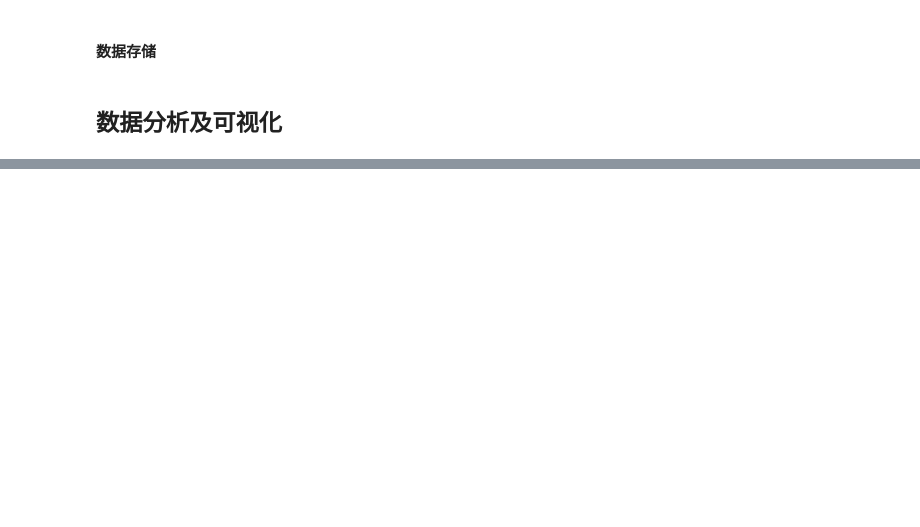
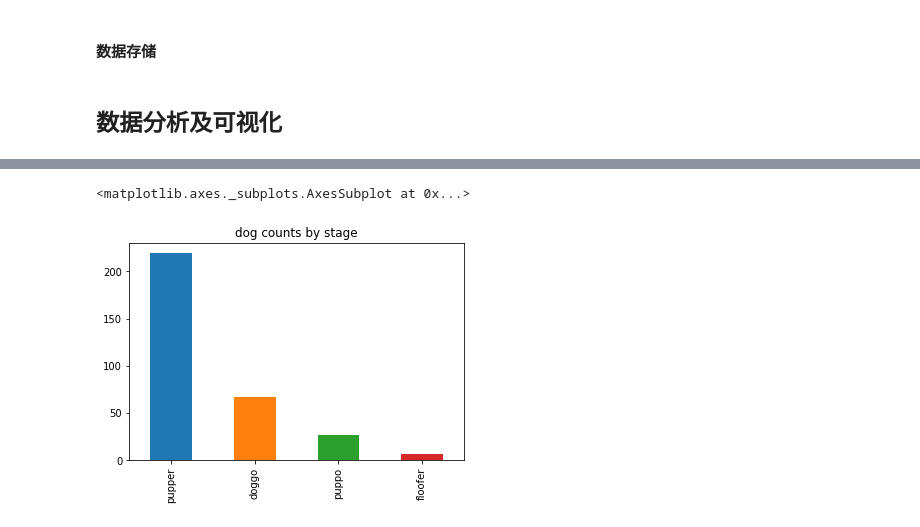
Before and after one commit to jingjingh4/udacity-DA-course, a Jupyter notebook: data-wrangling/WeRateDog/wrangle_act.ipynb, the cells around one changed output, grey strips where cells are left out. Cells and saved outputs as stored; diff of their text form; code cells hidden in the pictures; blank space fills up the shorter version.

```diff
--- a/data-wrangling/WeRateDog/wrangle_act.ipynb
+++ b/data-wrangling/WeRateDog/wrangle_act.ipynb
@@ -465,0 +881,6 @@ twitter_master.head()
+# %%
+stage_count = df_stage['stage'].value_counts()
+stage_count.plot.bar(title ='dog counts by stage', y = 'dog number', x = 'stage')
+# %% [output]
+<matplotlib.axes._subplots.AxesSubplot at 0x...>
+[figure, added]
```
Also changed, not shown: parts of 70 cells of this notebook, 5 other files.
